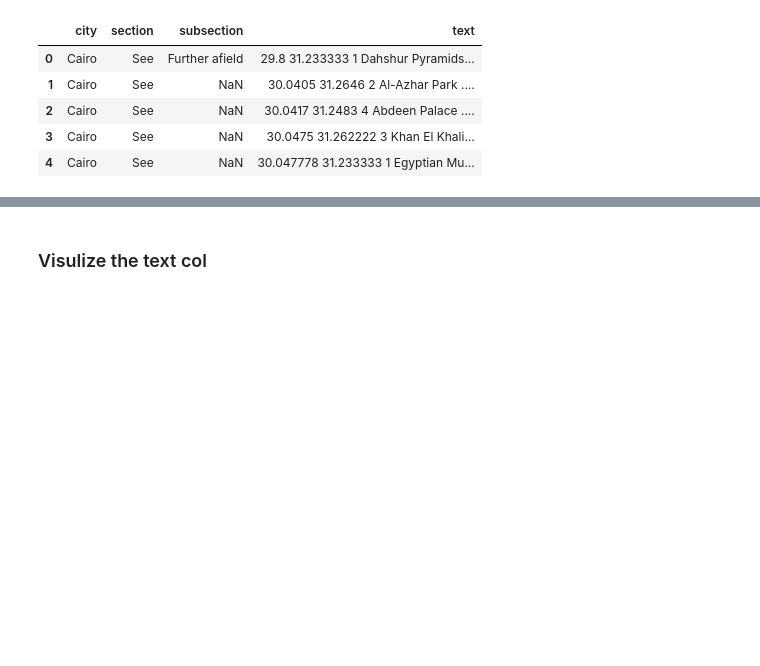
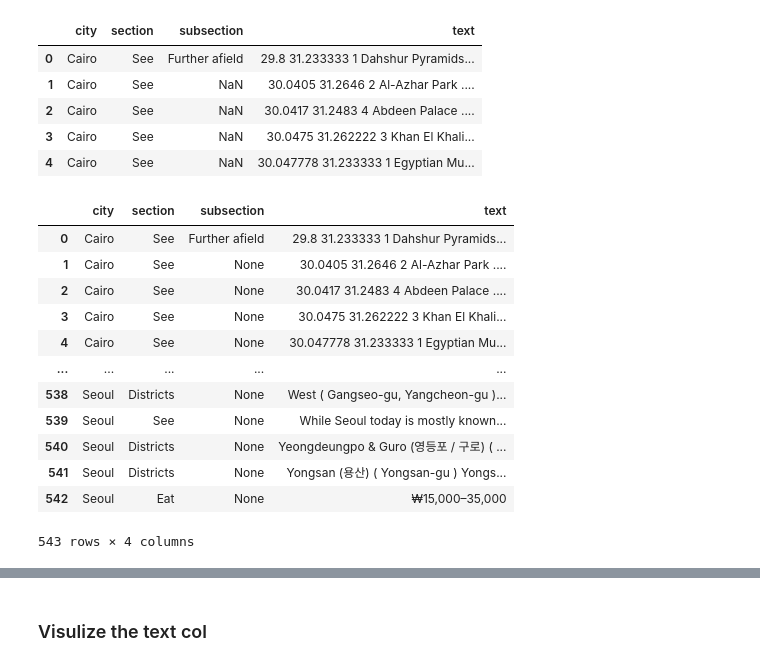
Before and after one commit to HagerAhmed/Musafir, a Jupyter notebook: notebooks/1. Ingest data.ipynb, the cells around one changed output, grey strips where cells are left out. Drawn from its saved outputs; the diff is of its cells as text; code cells hidden in the pictures; blank space fills up the shorter version.

```diff
--- a/notebooks/1. Ingest data.ipynb
+++ b/notebooks/1. Ingest data.ipynb
@@ -395,3 +395,19 @@ df.head(5)
 # %%
 # Replace NaN with null
 df['subsection'] = df['subsection'].where(pd.notna(df['subsection']), None)
+# %%
+df
+# %% [output]
+|  | city | section | subsection | text |
+| 0 | Cairo | See | Further afield | 29.8 31.233333 1 Dahshur Pyramids... |
+| 1 | Cairo | See | None | 30.0405 31.2646 2 Al-Azhar Park .... |
+| 2 | Cairo | See | None | 30.0417 31.2483 4 Abdeen Palace .... |
+| 3 | Cairo | See | None | 30.0475 31.262222 3 Khan El Khali... |
+| 4 | Cairo | See | None | 30.047778 31.233333 1 Egyptian Mu... |
+| ... | ... | ... | ... | ... |
+| 538 | Seoul | Districts | None | West ( Gangseo-gu, Yangcheon-gu )... |
+| 539 | Seoul | See | None | While Seoul today is mostly known... |
+| 540 | Seoul | Districts | None | Yeongdeungpo & Guro (영등포 / 구로) ( ... |
+| 541 | Seoul | Districts | None | Yongsan (용산) ( Yongsan-gu ) Yongs... |
+| 542 | Seoul | Eat | None | ₩15,000–35,000 |
+543 rows × 4 columns
```
Also changed, not shown: parts of 1 cell of this notebook.
